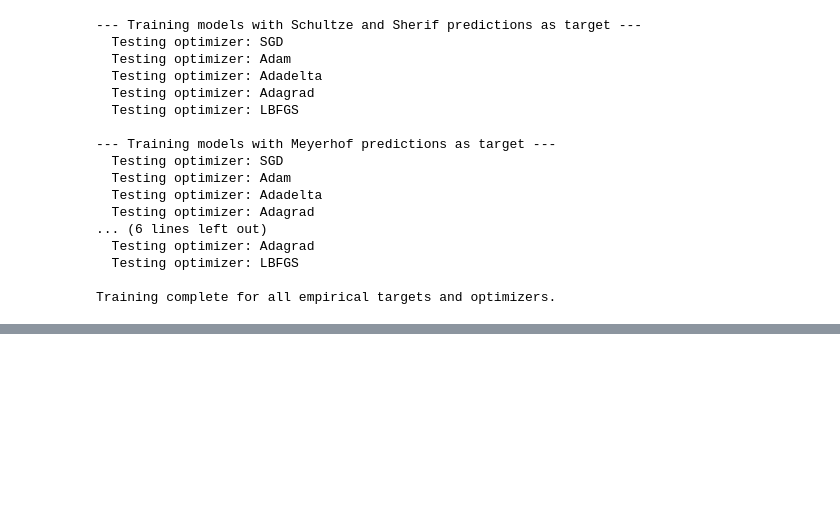
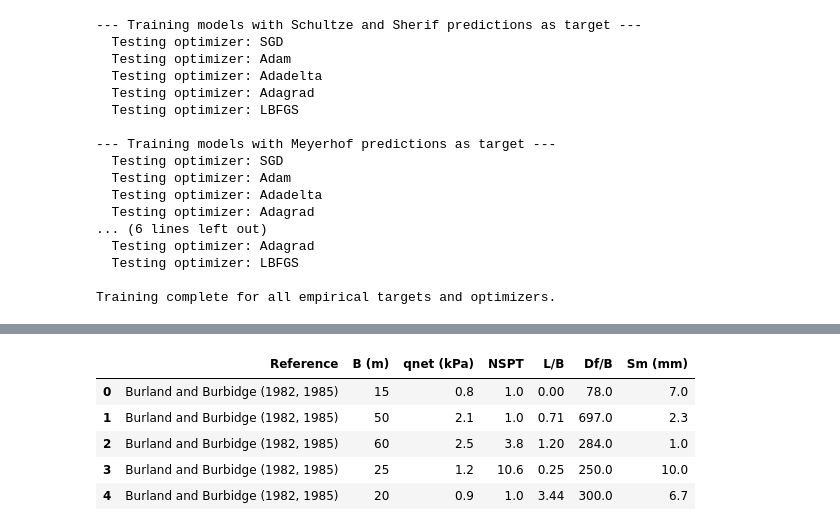
Before and after one commit to kdwilli/sandy-settlement, a Jupyter notebook: Implementation_Project.ipynb, the cells around one changed output, grey strips where cells are left out. Cells and saved outputs as stored; diff of their text form; code cells hidden in the pictures; blank space fills up the shorter version.

```diff
--- a/Implementation_Project.ipynb
+++ b/Implementation_Project.ipynb
@@ -783,0 +768,93 @@ display(results_df)
+# %%
+# prepare data for use from uploaded Appendix A
+
+# Assuming the uploaded file is named 'AppendixA_csv.csv' and is in the content directory
+file_path = 'AppendixA_csv.csv'
+
+try:
+    df_appendix_a = pd.read_csv(file_path)
+    display(df_appendix_a.head())
+
+    # Define input features (X) and target variable (y) from Appendix A
+    # Note: Column names in Appendix A might differ slightly from generated data stats
+    input_features_appendix = ['B (m)', 'qnet (kPa)', 'NSPT', 'L/B', 'Df/B']
+    target_variable_appendix = 'Sm (mm)'
+
+
+    # Check if required columns exist in the DataFrame
+    if all(col in df_appendix_a.columns for col in input_features_appendix) and target_variable_appendix in df_appendix_a.columns:
+        X_appendix_a = df_appendix_a[input_features_appendix]
+        y_appendix_a = df_appendix_a[target_variable_appendix]
+
+        # Convert to PyTorch tensors (original values)
+        X_appendix_a_tensor_original = torch.tensor(X_appendix_a.values, dtype=torch.float32)
+        y_appendix_a_tensor_original = torch.tensor(y_appendix_a.values, dtype=torch.float32).unsqueeze(1) # Add a dimension for the single output
+
+        # Check for NaN values in original tensors
+        if torch.isnan(X_appendix_a_tensor_original).any():
+            print("Warning: NaN values found in original X_appendix_a_tensor_original.")
+        if torch.isnan(y_appendix_a_tensor_original).any():
+             print("Warning: NaN values found in original y_appendix_a_tensor_original.")
+
+
+        # Normalize the Appendix A data using the stats from the generated data
+        # Map Appendix A column names to the names in input_stats/output_stats for normalization
+        param_mapping = {
+            'B (m)': 'B (m)',
+            'qnet (kPa)': 'qnet (kPa)',
+            'NSPT': 'Nc', # Map NSPT to Nc for normalization using input_stats
+            'L/B': 'L/B',
+            'Df/B': 'Df/B'
+        }
+
+        X_appendix_a_normalized = X_appendix_a_tensor_original.clone()
+        for i, col_name in enumerate(input_features_appendix):
+            param_name_for_stats = param_mapping.get(col_name, col_name) # Use mapped name, default to col_name
+            # Fix: Use boolean indexing or .loc with column name to access stats
+            min_val = input_stats.loc[input_stats['Parameter Used'] == param_name_for_stats, 'Minimum'].iloc[0]
+            max_val = input_stats.loc[input_stats['Parameter Used'] == param_name_for_stats, 'Maximum'].iloc[0]
+            X_appendix_a_normalized[:, i] = (X_appendix_a_tensor_original[:, i] - min_val) / (max_val - min_val)
+
+        y_appendix_a_normalized = y_appendix_a_tensor_original.clone()
+        # Fix: Use boolean indexing or .loc with column name to access stats
+        # Map Sm (mm) to Sc for normalization using output_stats
+        target_variable_for_stats = 'Sc'
+        output_min = output_stats.loc[output_stats['Parameter Used'] == target_variable_for_stats, 'Minimum'].iloc[0]
+        output_max = output_stats.loc[output_stats['Parameter Used'] == target_variable_for_stats, 'Maximum'].iloc[0]
+        y_appendix_a_normalized[:, 0] = (y_appendix_a_tensor_original[:, 0] - output_min) / (output_max - output_min)
+
+
+        # Assign the normalized tensors for training
+        X_appendix_a_tensor = X_appendix_a_normalized
+        y_appendix_a_tensor = y_appendix_a_normalized
+
+        # Check for NaN values in normalized tensors
+        if torch.isnan(X_appendix_a_tensor).any():
+            print("Warning: NaN values found in normalized X_appendix_a_tensor.")
+        if torch.isnan(y_appendix_a_tensor).any():
+            print("Warning: NaN values found in normalized y_appendix_a_tensor.")
+
+        print("\nAppendix A data loaded, normalized, and converted to PyTorch tensors:")
+        print("X_appendix_a_tensor shape:", X_appendix_a_tensor.shape)
+        print("y_appendix_a_tensor shape:", y_appendix_a_tensor.shape)
+        print(f"Expected number of samples: {len(df_appendix_a)}")
+        print(f"Number of samples in X_appendix_a_tensor: {X_appendix_a_tensor.shape[0]}")
+        print(f"Number of samples in y_appendix_a_tensor: {y_appendix_a_tensor.shape[0]}")
+
+
+    else:
+        print(f"Error: One or more required columns not found in '{file_path}'.")
+        print("Required columns:", input_features_appendix + [target_variable_appendix])
+        print("Available columns:", df_appendix_a.columns.tolist())
+
+except FileNotFoundError:
+    print(f"Error: File not found at '{file_path}'. Please ensure 'AppendixA_csv.csv' was uploaded.")
+except Exception as e:
+    print(f"An error occurred: {e}")
+# %% [output]
+|  | Reference | B (m) | qnet (kPa) | NSPT | L/B | Df/B | Sm (mm) |
+| 0 | Burland and Burbidge (1982, 1985) | 15 | 0.8 | 1.0 | 0.00 | 78.0 | 7.0 |
+| 1 | Burland and Burbidge (1982, 1985) | 50 | 2.1 | 1.0 | 0.71 | 697.0 | 2.3 |
+| 2 | Burland and Burbidge (1982, 1985) | 60 | 2.5 | 3.8 | 1.20 | 284.0 | 1.0 |
+| 3 | Burland and Burbidge (1982, 1985) | 25 | 1.2 | 10.6 | 0.25 | 250.0 | 10.0 |
+| 4 | Burland and Burbidge (1982, 1985) | 20 | 0.9 | 1.0 | 3.44 | 300.0 | 6.7 |
```
Also changed, not shown: parts of 11 cells of this notebook.
